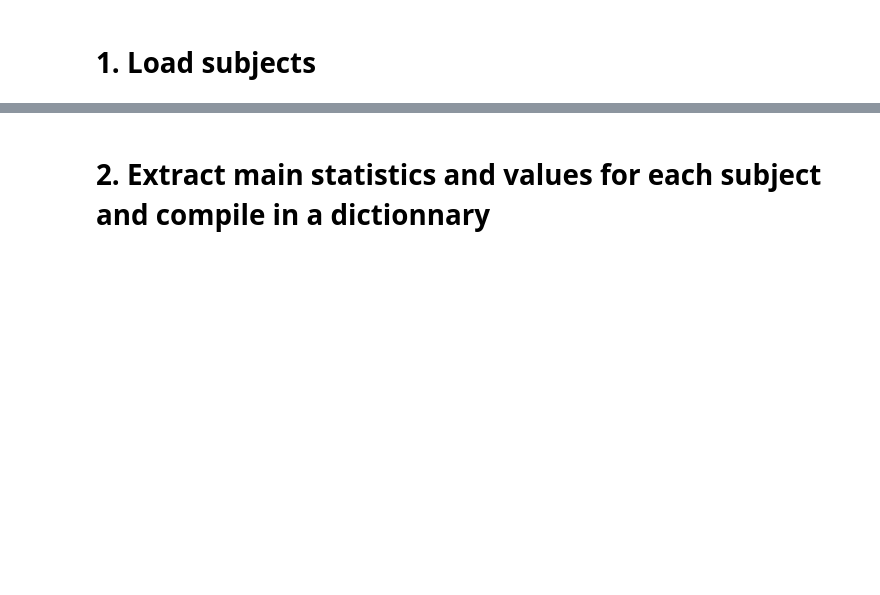
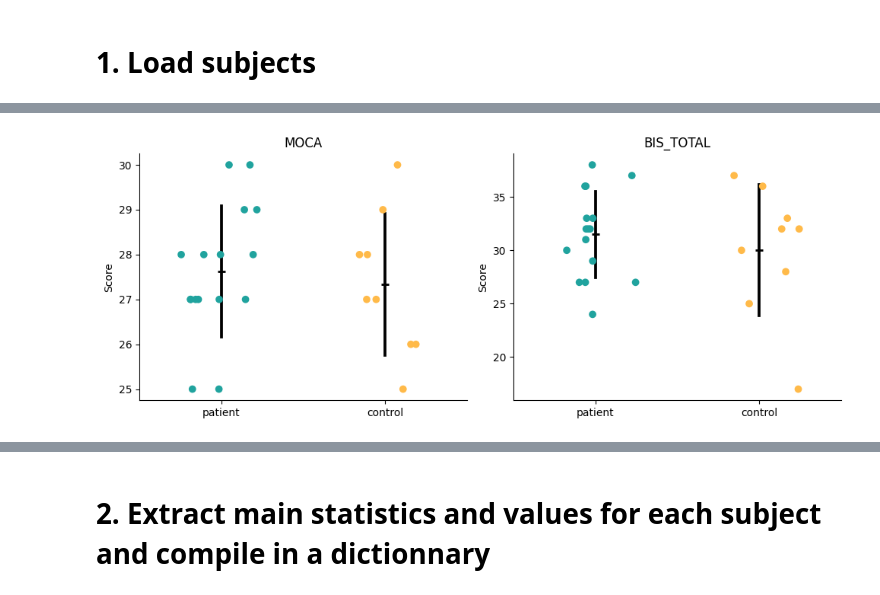
Before and after one commit to juliettevivien/analysis_mSST, a Jupyter notebook: scripts/NOTEBOOK_2_behav_analysis.ipynb, the cells around one changed output, grey strips where cells are left out. Cells and saved outputs as stored; diff of their text form; code cells hidden in the pictures; blank space fills up the shorter version.

```diff
--- a/scripts/NOTEBOOK_2_behav_analysis.ipynb
+++ b/scripts/NOTEBOOK_2_behav_analysis.ipynb
@@ -113,0 +131,6 @@ bdi_score_dict = {
+# %%
+# get the behavioral scores for all scales of interest
+scale_names = ['UPDRS_ON', 'UPDRS_OFF', 'MOCA', 'BDI', 'SAS', 'BIS_TOTAL', 'BIS_nonplanning', 'BIS_motor', 'BIS_attentional', 'OCI_TOTAL', 'OCI_washing', 'OCI_obsessing', 'OCI_hoarding', 'OCI_ordering', 'OCI_checking', 'OCI_neutralizing']
+subs = [subj.split(' ')[0] for subj in included_subjects if not subj.startswith('C')]
+# remove duplicates in subs and order the list:
+subs = sorted(list(set(subs)))
@@ -113,0 +169,80 @@ bdi_score_dict = {
+# %%
+control_scale_dict = {}
+for subject in included_subjects:
+    if subject.startswith('C'):
+        sub = subject.split(' ')[0]
+        sub_line = control_info_df[control_info_df['StudyCode'] == sub]
+        scale_dict = {}
+        for scale in scale_names:
+            if scale in sub_line.columns:
+                scale_value = sub_line[scale].values[0]
+                scale_dict[scale] = scale_value
+    control_scale_dict[sub] = scale_dict
+# %%
+def build_long_df(sub_scale_dict, control_scale_dict):
+    rows = []
+
+    # Patients
+    for subj, scores in sub_scale_dict.items():
+        for scale, value in scores.items():
+            rows.append({
+                'subject': subj,
+                'group': 'patient',
+                'scale': scale,
+                'value': value
+            })
+
+    # Controls
+    for subj, scores in control_scale_dict.items():
+        for scale, value in scores.items():
+            rows.append({
+                'subject': subj,
+                'group': 'control',
+                'scale': scale,
+                'value': value
+            })
+
+    return pd.DataFrame(rows)
+
+
+def dotplot_group_comparison(df, scale, ax):
+    sns.stripplot(
+        data=df[df['scale'] == scale],
+        x='group',
+        y='value',
+        jitter=0.25,
+        size=7,
+        palette={'patient': color_dict['DBS ON'],
+                 'control': color_dict['control']},
+        ax=ax
+    )
+
+    sns.pointplot(
+        data=df[df['scale'] == scale],
+        x='group',
+        y='value',
+        errorbar='sd',
+        join=False,
+        markers='_',
+        color='black',
+        ax=ax
+    )
+
+    ax.set_title(scale)
+    ax.set_xlabel('')
+    ax.set_ylabel('Score')
+    ax.spines[['top', 'right']].set_visible(False)
+
+
+
+df = build_long_df(sub_scale_dict, control_scale_dict)
+
+fig, axes = plt.subplots(1, 2, figsize=(10, 4), sharey=False)
+
+dotplot_group_comparison(df, 'MOCA', axes[0])
+dotplot_group_comparison(df, 'BIS_TOTAL', axes[1])
+
+plt.tight_layout()
+plt.savefig(os.path.join("C:\\Users\\Juliette\\OneDrive\\Images\\images for figures\\poster", "moca_bis_all_sub_and_controls.pdf"), dpi = 300)
+plt.show()
+# %% [output]
@@ -113,0 +264 @@ bdi_score_dict = {
+[figure, added]
```
Also changed, not shown: parts of 151 cells of this notebook, 33 other files.
